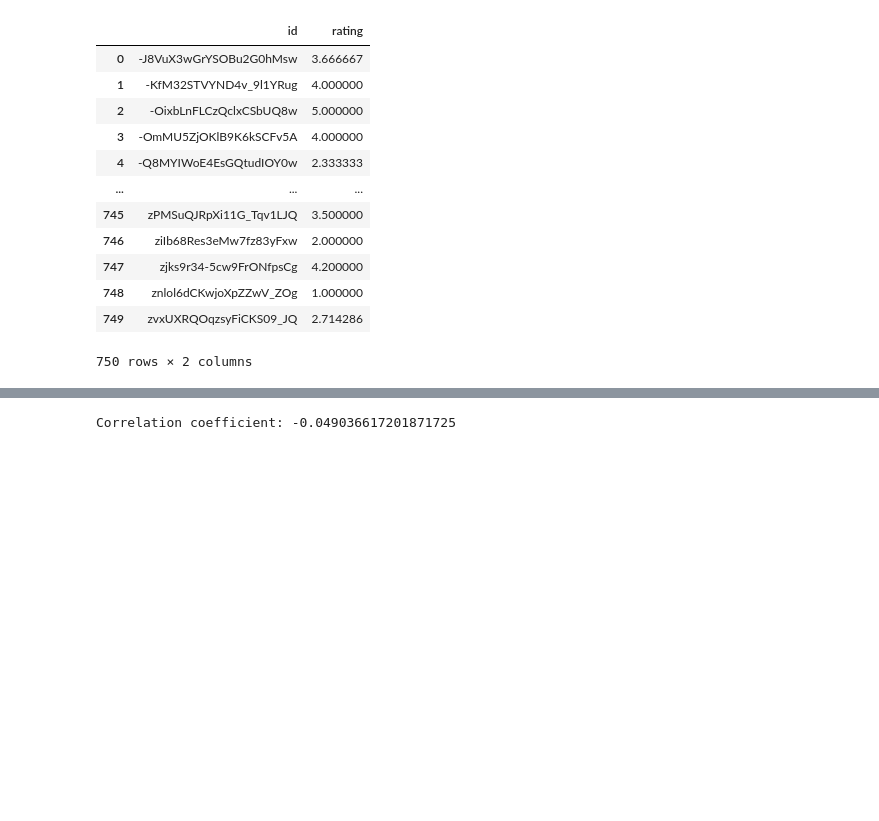
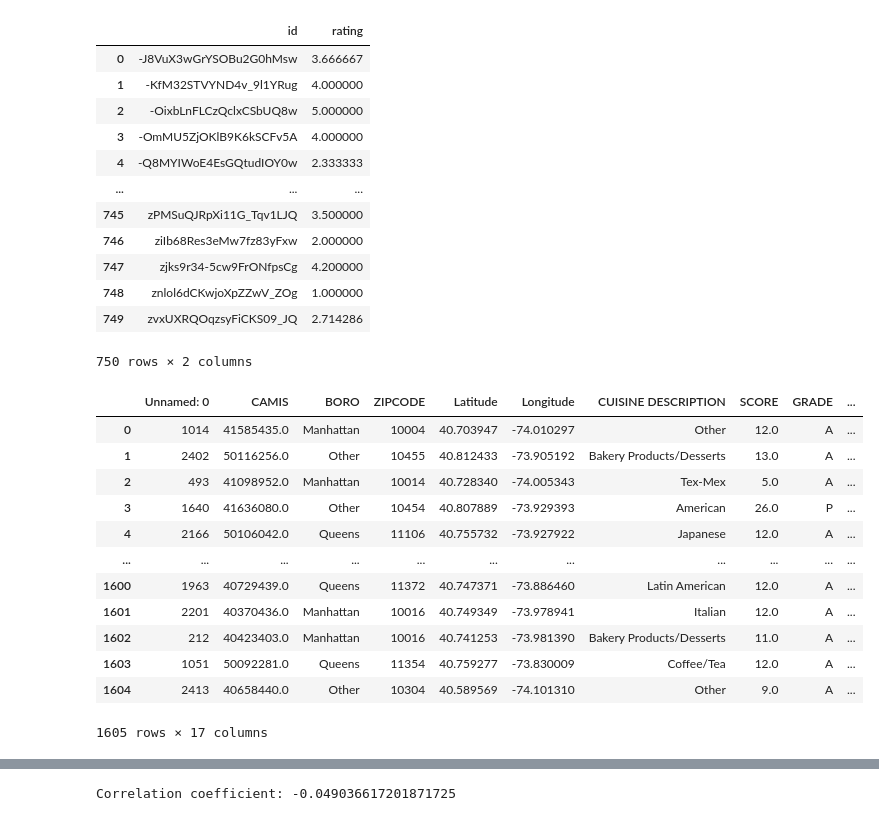
Before and after one commit to serenawcy/restaurant_ratings, a Jupyter notebook: analyses/Analysis_after_group.ipynb, the cells around one changed output, grey strips where cells are left out. Cells and saved outputs as stored; diff of their text form; code cells hidden in the pictures; blank space fills up the shorter version.

```diff
--- a/analyses/Analysis_after_group.ipynb
+++ b/analyses/Analysis_after_group.ipynb
@@ -23,5 +23,21 @@ rating_df
 750 rows × 2 columns
 # %%
 restaurant_df = pd.read_csv("../datasets/concat_restaurant_hygiene.csv")
+# %%
+restaurant_df
+# %% [output]
+|  | Unnamed: 0 | CAMIS | BORO | ZIPCODE | Latitude | Longitude | CUISINE DESCRIPTION | SCORE | GRADE | ... |
+| 0 | 1014 | 41585435.0 | Manhattan | 10004 | 40.703947 | -74.010297 | Other | 12.0 | A | ... |
+| 1 | 2402 | 50116256.0 | Other | 10455 | 40.812433 | -73.905192 | Bakery Products/Desserts | 13.0 | A | ... |
+| 2 | 493 | 41098952.0 | Manhattan | 10014 | 40.728340 | -74.005343 | Tex-Mex | 5.0 | A | ... |
+| 3 | 1640 | 41636080.0 | Other | 10454 | 40.807889 | -73.929393 | American | 26.0 | P | ... |
+| 4 | 2166 | 50106042.0 | Queens | 11106 | 40.755732 | -73.927922 | Japanese | 12.0 | A | ... |
+| ... | ... | ... | ... | ... | ... | ... | ... | ... | ... | ... |
+| 1600 | 1963 | 40729439.0 | Queens | 11372 | 40.747371 | -73.886460 | Latin American | 12.0 | A | ... |
+| 1601 | 2201 | 40370436.0 | Manhattan | 10016 | 40.749349 | -73.978941 | Italian | 12.0 | A | ... |
+| 1602 | 212 | 40423403.0 | Manhattan | 10016 | 40.741253 | -73.981390 | Bakery Products/Desserts | 11.0 | A | ... |
+| 1603 | 1051 | 50092281.0 | Queens | 11354 | 40.759277 | -73.830009 | Coffee/Tea | 12.0 | A | ... |
+| 1604 | 2413 | 40658440.0 | Other | 10304 | 40.589569 | -74.101310 | Other | 9.0 | A | ... |
+1605 rows × 17 columns
 # %%
 date_df = pd.read_csv("../datasets/grouped_date_df.csv")
```
Also changed, not shown: parts of 2 cells of this notebook.
